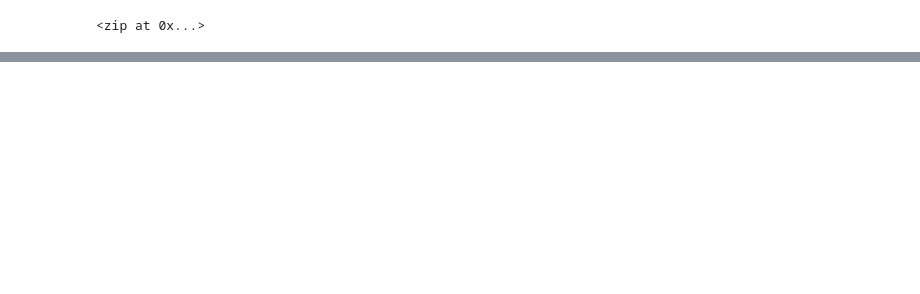
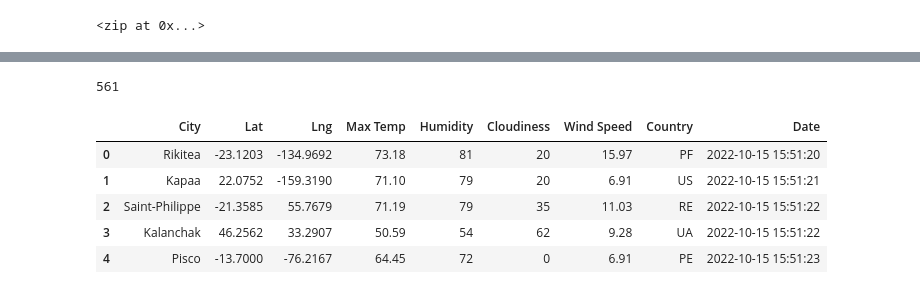
Before and after one commit to krismarie98/World_Weather_Analysis, a Jupyter notebook: WeatherPy.ipynb, the cells around one changed output, grey strips where cells are left out. Saved outputs shown, nothing was run; the diff lists cells and outputs as text; code cells hidden in the pictures; blank space fills up the shorter version.

```diff
--- a/WeatherPy.ipynb
+++ b/WeatherPy.ipynb
@@ -7,7 +6,7 @@ import citipy import citipy
 # %%
 # Create a set of random latitude and longitude combinations
 lats=np.random.uniform(low=-90.000, high=90.000, size=1500)
-lngs=np.random.uniform(low=-90.000,high=90.000,size=1500)
+lngs=np.random.uniform(low=-180.000,high=180.000,size=1500)
 lat_lngs=zip(lats,lngs)
 lat_lngs
 # %% [output]
@@ -51,0 +54,10 @@ len(cities)
+# %%
+# Import the requests library
+import requests
+
+#Import the API key
+from config import weather_api_key
+
+# Starting URL  for weather map API call
+url = "http://api.openweathermap.org/data/2.5/weather?units=Imperial&appid="+weather_api_key
+print(url)
@@ -51,0 +154,15 @@ len(cities)
+# %%
+len(city_data)
+# %% [output]
+561
+# %%
+# Conver the array of dictionaries to a Pandas DataFrame
+city_data_df=pd.DataFrame(city_data)
+city_data_df.head()
+# %% [output]
+|  | City | Lat | Lng | Max Temp | Humidity | Cloudiness | Wind Speed | Country | Date |
+| 0 | Rikitea | -23.1203 | -134.9692 | 73.18 | 81 | 20 | 15.97 | PF | 2022-10-15 15:51:20 |
+| 1 | Kapaa | 22.0752 | -159.3190 | 71.10 | 79 | 20 | 6.91 | US | 2022-10-15 15:51:21 |
+| 2 | Saint-Philippe | -21.3585 | 55.7679 | 71.19 | 79 | 35 | 11.03 | RE | 2022-10-15 15:51:22 |
+| 3 | Kalanchak | 46.2562 | 33.2907 | 50.59 | 54 | 62 | 9.28 | UA | 2022-10-15 15:51:22 |
+| 4 | Pisco | -13.7000 | -76.2167 | 64.45 | 72 | 0 | 6.91 | PE | 2022-10-15 15:51:23 |
```
Also changed, not shown: parts of 8 cells of this notebook, 3 other files.
